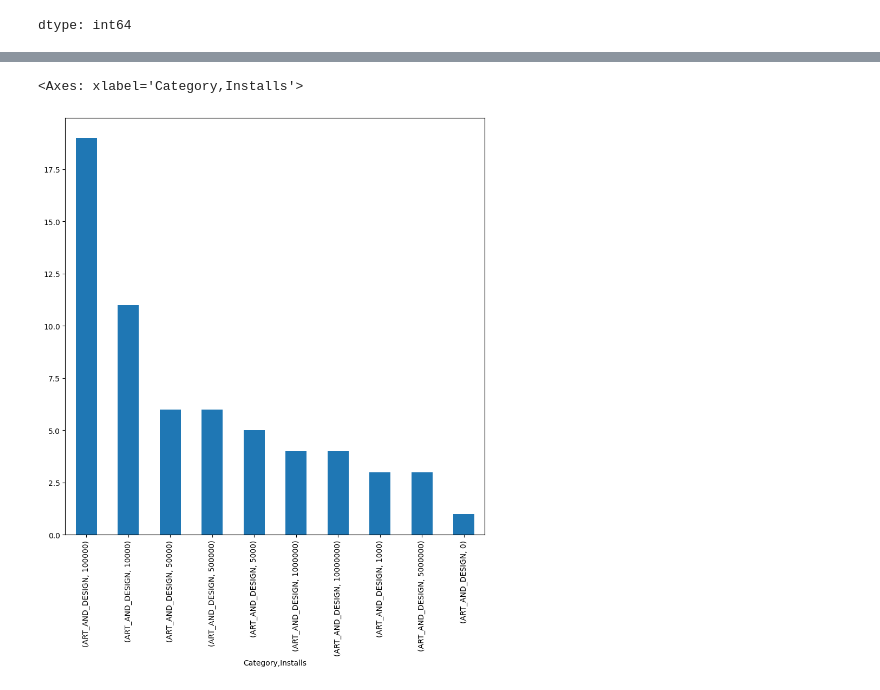
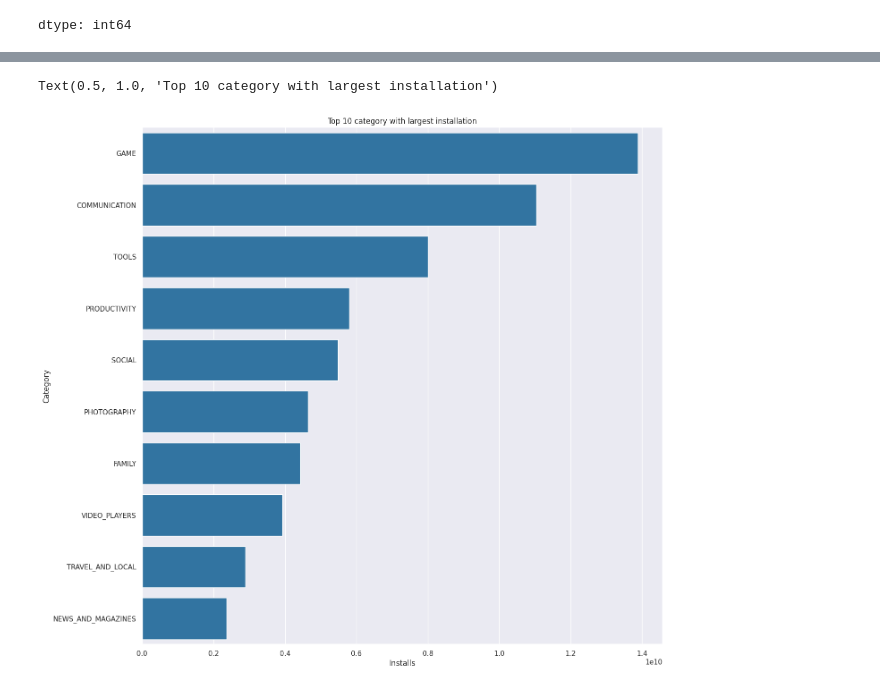
Before and after one commit to subupkrl/Python, a Jupyter notebook: EDA_Of_google_playstore.ipynb, the cells around one changed output, grey strips where cells are left out. Cells and saved outputs as stored; diff of their text form; code cells hidden in the pictures.

```diff
--- a/EDA_Of_google_playstore.ipynb
+++ b/EDA_Of_google_playstore.ipynb
@@ -180,6 +180,14 @@ df['Category'].value_counts().head(10).plot.bar(figsize=(10,10))
-# %%
-#catgory with largest installation
-df.groupby('Category')['Installs'].value_counts().head(10).plot.bar(figsize =(10,10))
-# %% [output]
-<Axes: xlabel='Category,Installs'>
-[figure, removed]
+# %%
+#catgory with largest installation
+df_category_installs = df.groupby('Category')['Installs'].sum().sort_values(ascending = False).reset_index()
+df2 = df_category_installs.head(10)
+plt.figure(figsize=(15,15))
+sns.set_style('darkgrid')
+sns.set_context('notebook')
+ax = sns.barplot(x = 'Installs', y = 'Category', data = df2)
+ax.set_xlabel('Installs')
+ax.set_ylabel('Category')
+ax.set_title('Top 10 category with largest installation')
+# %% [output]
+Text(0.5, 1.0, 'Top 10 category with largest installation')
+[figure, added]
```
Also changed, not shown: parts of 4 cells of this notebook.
